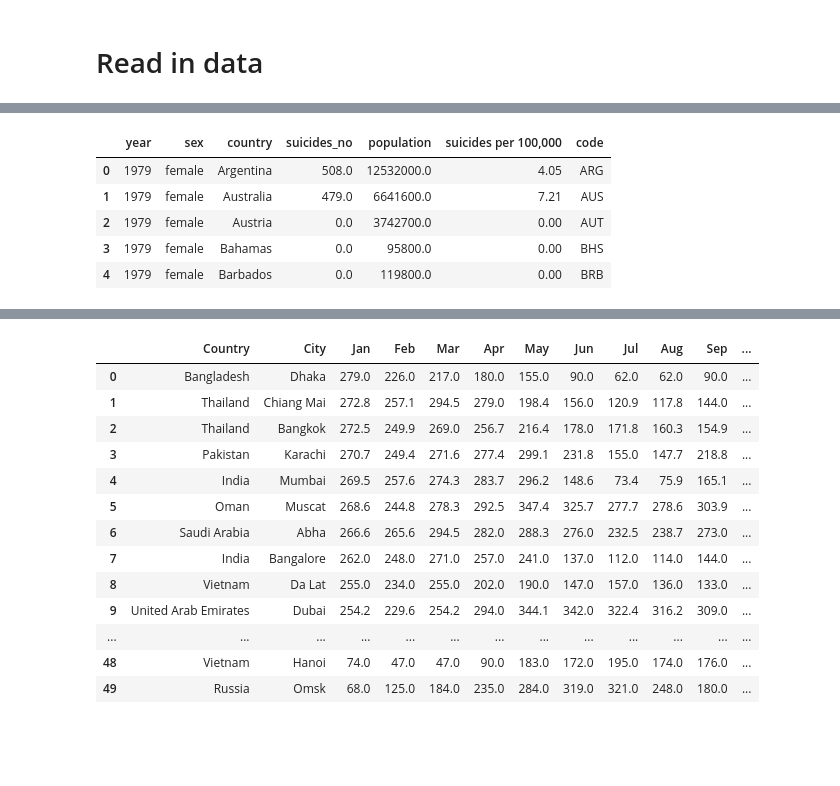
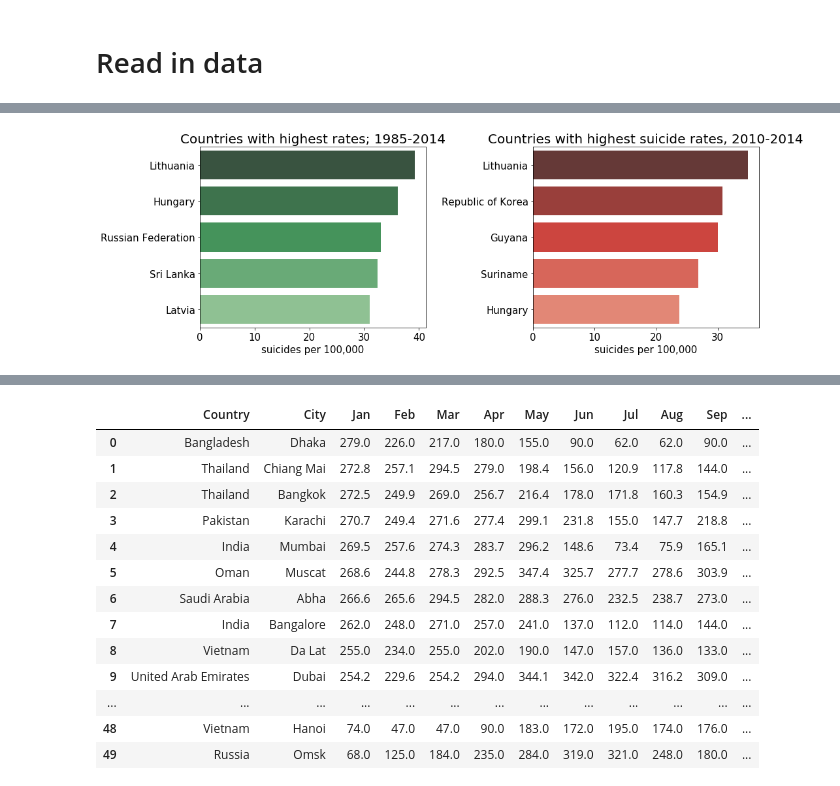
Before and after one commit to Hannemit/data_science_projects, a Jupyter notebook: notebooks/5_more_data_exploration.ipynb, the cells around one changed output, grey strips where cells are left out. Saved outputs shown, nothing was run; the diff lists cells and outputs as text; code cells hidden in the pictures; blank space fills up the shorter version.

```diff
--- a/notebooks/5_more_data_exploration.ipynb
+++ b/notebooks/5_more_data_exploration.ipynb
@@ -67,9 +65,30 @@ sns.barplot(x="suicides per 100,000", y="country", orient="h", data=df_overall.s
-# %%
-df_filtered.head()
-# %% [output]
-|  | year | sex | country | suicides_no | population | suicides per 100,000 | code |
-| 0 | 1979 | female | Argentina | 508.0 | 12532000.0 | 4.05 | ARG |
-| 1 | 1979 | female | Australia | 479.0 | 6641600.0 | 7.21 | AUS |
-| 2 | 1979 | female | Austria | 0.0 | 3742700.0 | 0.00 | AUT |
-| 3 | 1979 | female | Bahamas | 0.0 | 95800.0 | 0.00 | BHS |
-| 4 | 1979 | female | Barbados | 0.0 | 119800.0 | 0.00 | BRB |
+# %%
+fig, axs = plt.subplots(1,2, figsize=(15, 5))
+axs = axs.ravel()
+
+# highest suicide rates entire dataset
+bar = sns.barplot(x="suicides per 100,000",
+            y="country",
+            orient="h",
+            palette="Greens_d",
+            data=df_overall.sort_values(by="suicides per 100,000", ascending=False).iloc[:5],
+            ax=axs[0])
+bar.set_xlabel("suicides per 100,000", fontsize=15)
+bar.tick_params(labelsize=15)
+bar.set_ylabel('')  # removes y label
+bar.set_title("Countries with highest rates; 1985-2014", fontsize=20);
+
+# highest suicide rates in 2010-2014
+bar = sns.barplot(x="suicides per 100,000",
+            y="country",
+            orient="h",
+            data=df_recent.sort_values(by="suicides per 100,000", ascending=False).iloc[:5],
+            palette="Reds_d",
+            ax=axs[1])
+bar.set_xlabel("suicides per 100,000", fontsize=15)
+bar.set_ylabel('')  # removes y label
+bar.tick_params(labelsize=15)
+bar.set_title("Countries with highest suicide rates, 2010-2014", fontsize=20)
+plt.tight_layout()
+# %% [output]
+[figure, added]
```
Also changed, not shown: parts of 21 cells of this notebook.
